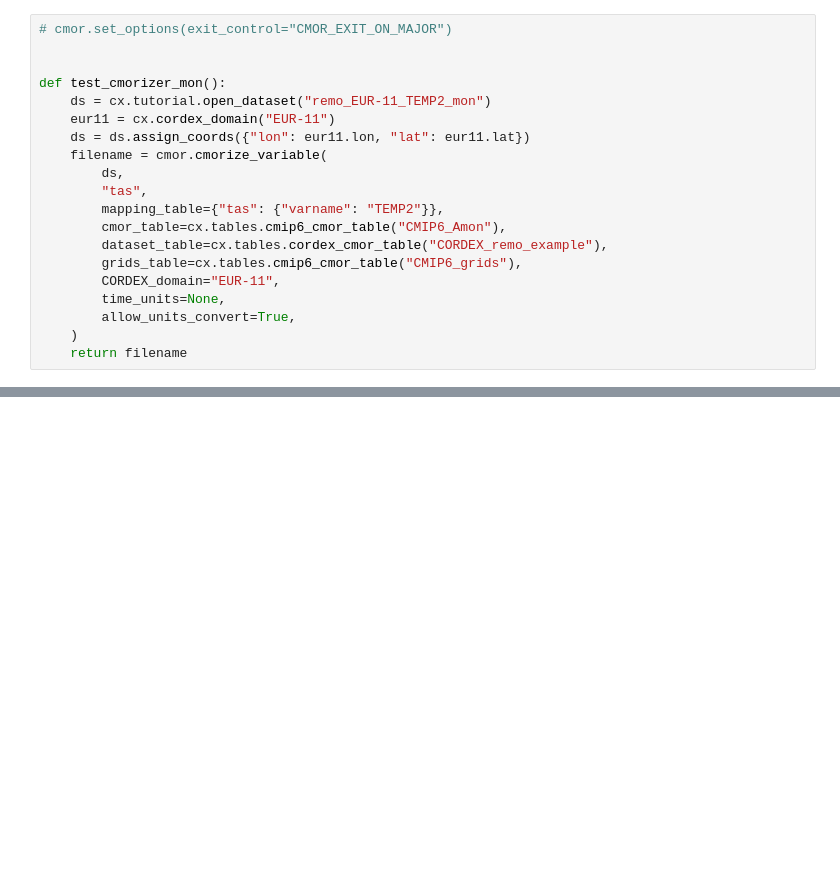
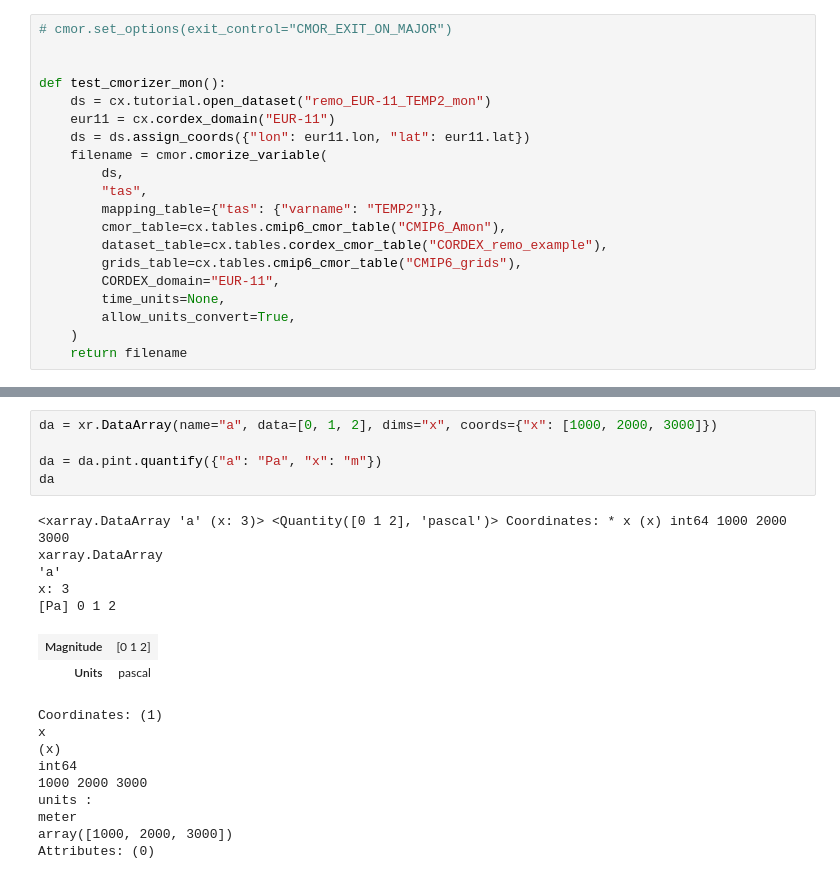
Before and after one commit to euro-cordex/py-cordex, a Jupyter notebook: notebooks/cmor-dev.ipynb, the cells around one changed output, grey strips where cells are left out. Drawn from its saved outputs; the diff is of its cells as text; blank space fills up the shorter version.

```diff
--- a/notebooks/cmor-dev.ipynb
+++ b/notebooks/cmor-dev.ipynb
@@ -63,0 +260,22 @@ Data variables:
+# %%
+da = xr.DataArray(name="a", data=[0, 1, 2], dims="x", coords={"x": [1000, 2000, 3000]})
+
+da = da.pint.quantify({"a": "Pa", "x": "m"})
+da
+# %% [output]
+<xarray.DataArray 'a' (x: 3)> <Quantity([0 1 2], 'pascal')> Coordinates: * x (x) int64 1000 2000 3000
+xarray.DataArray
+'a'
+x: 3
+[Pa] 0 1 2
+| Magnitude | [0 1 2] |
+| Units | pascal |
+Coordinates: (1)
+x
+(x)
+int64
+1000 2000 3000
+units :
+meter
+array([1000, 2000, 3000])
+Attributes: (0)
```
Also changed, not shown: parts of 15 cells of this notebook.
